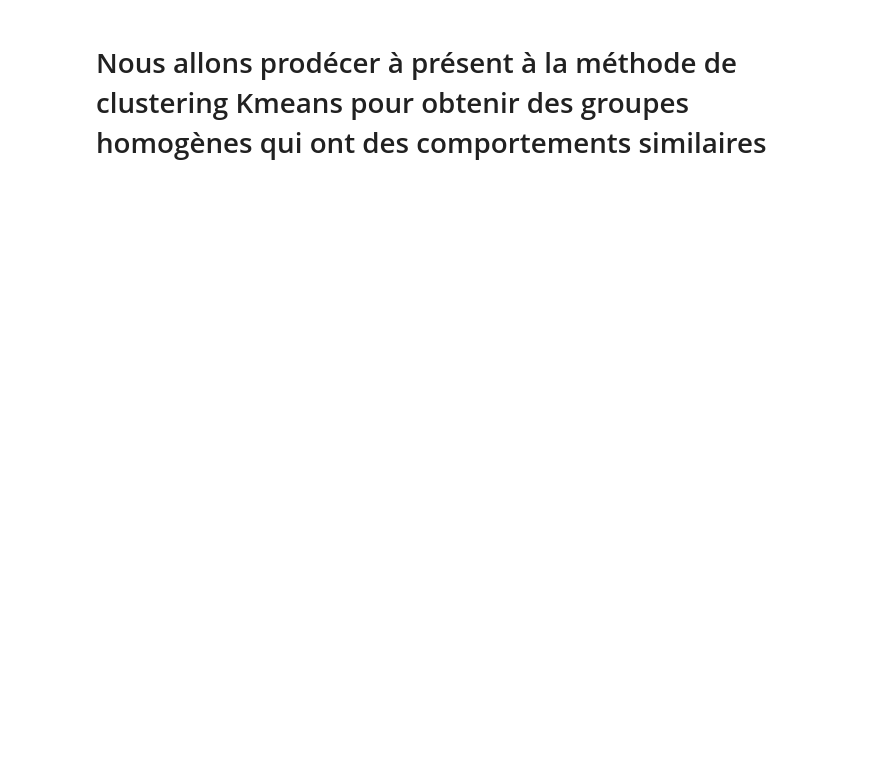
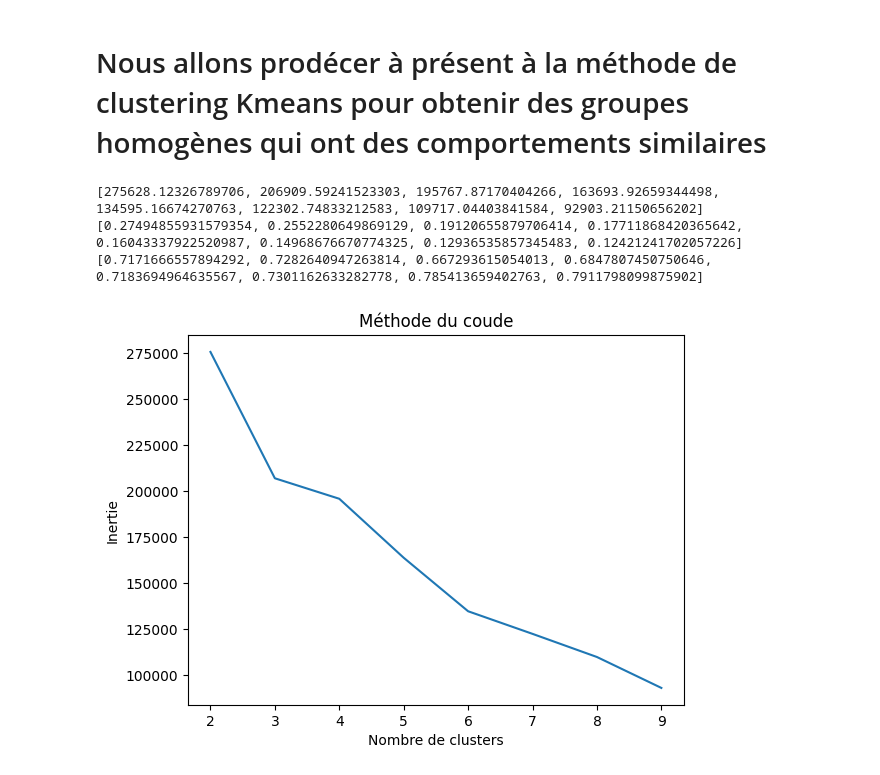
Before and after one commit to Mich-colab/Projets-Michele, a Jupyter notebook: Analyses données et clustering Kmeans_site E-commerce.ipynb, the cells around one changed output. Cells and saved outputs as stored; diff of their text form; code cells hidden in the pictures; blank space fills up the shorter version.

```diff
--- a/Analyses données et clustering Kmeans_site E-commerce.ipynb
+++ b/Analyses données et clustering Kmeans_site E-commerce.ipynb
@@ -490,10 +694,32 @@ from scipy.spatial.distance import cdist
 from sklearn.metrics import silhouette_score, adjusted_rand_score
 import warnings
 warnings.filterwarnings('ignore')
+inertie= []
 distorsion=[]
+silhouettes = []
+
 K = range(2, 10)
 for k in K:
     kmeanModel = KMeans(n_clusters=k, random_state=42)
     kmeanModel.fit(df_normalized)
+    inertie.append(kmeanModel.inertia_)
     distorsion.append(sum(np.min(cdist(df_normalized, kmeanModel.cluster_centers_, 'euclidean'), axis=1)) / np.size(df, axis = 0))
+    silhouettes.append(silhouette_score(df_normalized, kmeanModel.labels_))
+# %%
+print(inertie)
+print(distorsion)
+print(silhouettes)
+# %% [output]
+[275628.12326789706, 206909.59241523303, 195767.87170404266, 163693.92659344498, 134595.16674270763, 122302.74833212583, 109717.04403841584, 92903.21150656202]
+[0.27494855931579354, 0.2552280649869129, 0.19120655879706414, 0.17711868420365642, 0.16043337922520987, 0.14968676670774325, 0.12936535857345483, 0.12421241702057226]
+[0.7171666557894292, 0.7282640947263814, 0.667293615054013, 0.6847807450750646, 0.7183694964635567, 0.7301162633282778, 0.785413659402763, 0.7911798099875902]
+# %%
+# La courbe de l'inertie en fonction du nombre de clusters
+plt.plot(range(2, 10), inertie)
+plt.xlabel('Nombre de clusters')
+plt.ylabel('Inertie')
+plt.title('Méthode du coude')
+plt.show()
+# %% [output]
+[figure, added]
 # %%
```
Also changed, not shown: parts of 43 cells of this notebook.
